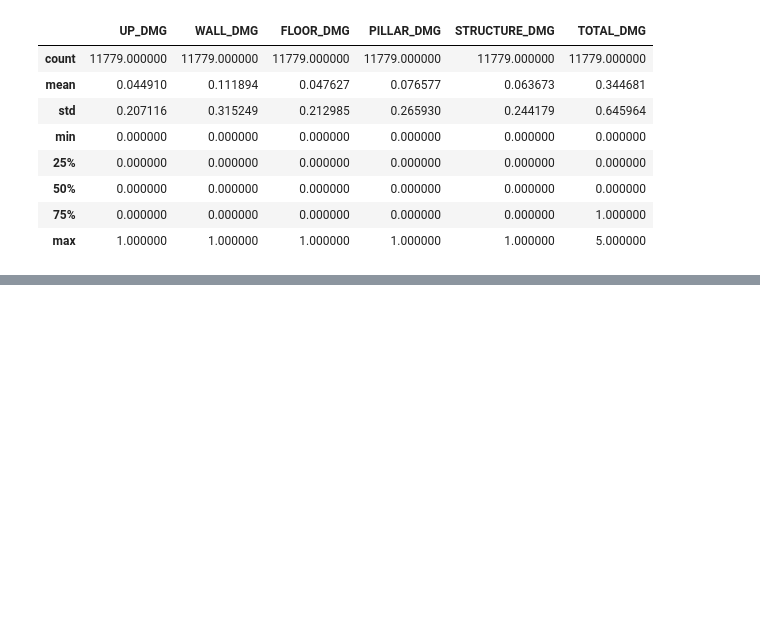
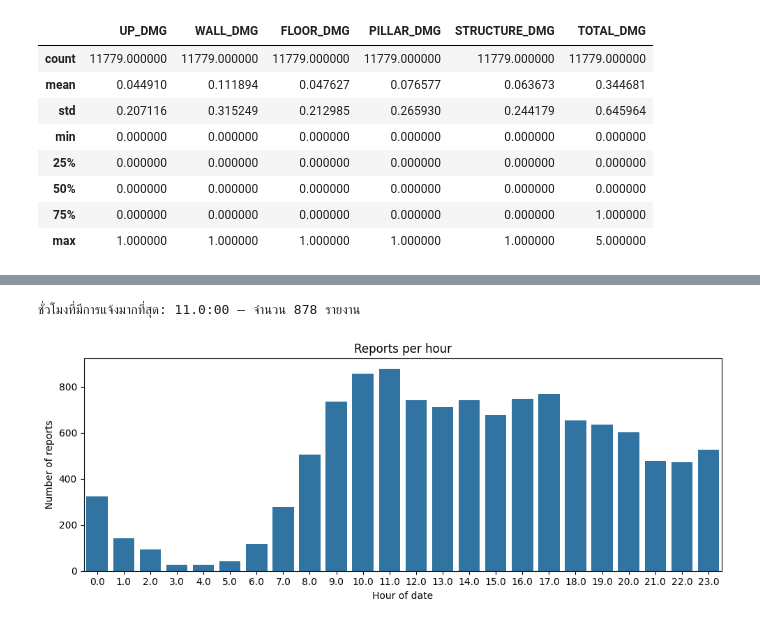
Before and after one commit to tontantip/Archive, a Jupyter notebook: portfolio/portfolio_pro1.ipynb, the cells around one changed output, grey strips where cells are left out. Cells and saved outputs as stored; diff of their text form; code cells hidden in the pictures; blank space fills up the shorter version.

```diff
--- a/portfolio/portfolio_pro1.ipynb
+++ b/portfolio/portfolio_pro1.ipynb
@@ -242,0 +272,31 @@ df[damage_cols].describe()
+# %%
+import pandas as pd
+import matplotlib.pyplot as plt
+import seaborn as sns
+
+# สมมติ df โหลดแล้ว
+# ถ้าไม่มีคอลัมน์ HOUR_ ที่เป็น int ให้สร้างจาก report_time
+if 'HOUR_' not in df.columns or df['HOUR_'].isnull().all():
+    # ถ้า report_time เป็น timedelta
+    df['HOUR_'] = df['report_time'].dt.components['hours']
+
+# นับจำนวนรายงานต่อชั่วโมง
+hour_counts = df['HOUR_'].value_counts().sort_index()  # index 0..23
+
+# แสดงตาราง peak
+peak_hour = hour_counts.idxmax()
+peak_count = hour_counts.max()
+print(f"ชั่วโมงที่มีการแจ้งมากที่สุด: {peak_hour}:00 — จำนวน {peak_count} รายงาน")
+
+# Plot bar chart (เรียบง่าย)
+plt.figure(figsize=(10,4))
+sns.barplot(x=hour_counts.index, y=hour_counts.values)
+plt.xlabel('Hour of date')
+plt.ylabel('Number of reports')
+plt.title('Reports per hour')
+plt.xticks(range(0,24))
+plt.tight_layout()
+plt.show()
+# %% [output]
+ชั่วโมงที่มีการแจ้งมากที่สุด: 11.0:00 — จำนวน 878 รายงาน
+[figure, added]
```
Also changed, not shown: parts of 13 cells of this notebook.
